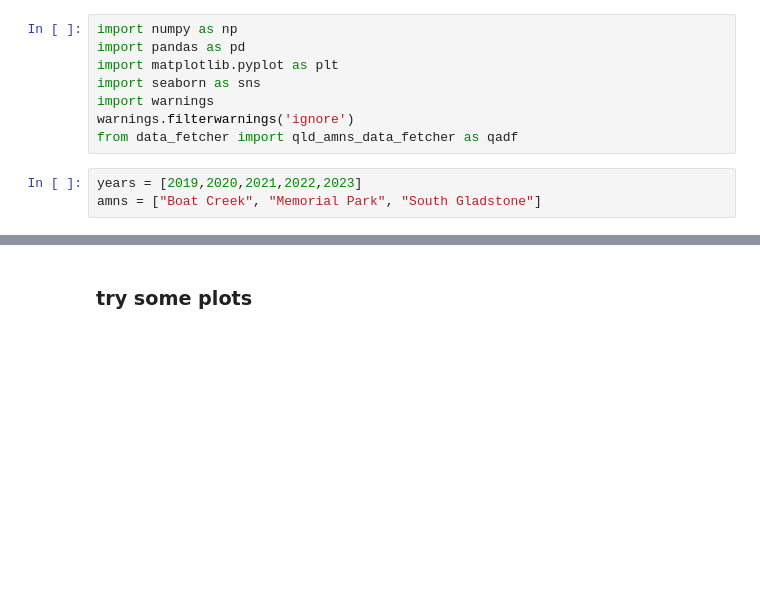
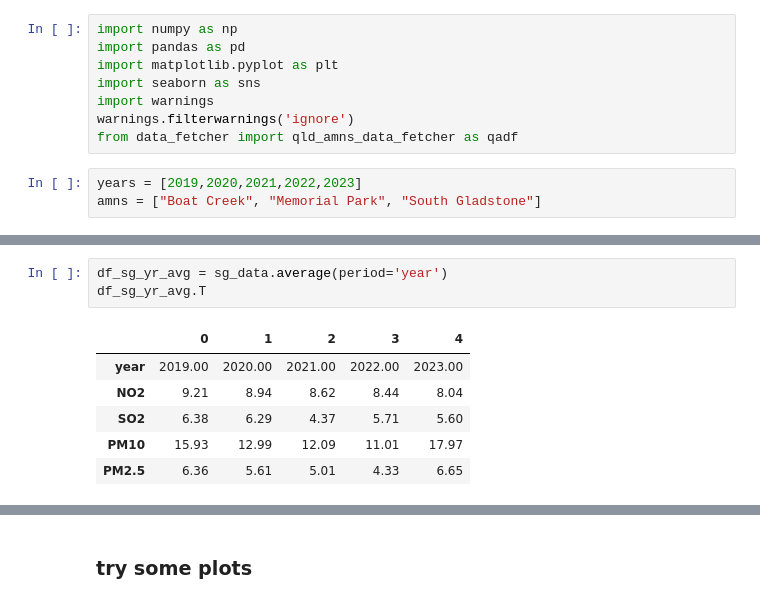
Before and after one commit to GinnCheng/DA_AQ_hub, a Jupyter notebook: main_script.ipynb, the cells around one changed output, grey strips where cells are left out. Drawn from its saved outputs; the diff is of its cells as text; blank space fills up the shorter version.

```diff
--- a/main_script.ipynb
+++ b/main_script.ipynb
@@ -52,0 +40,10 @@ df_bc_1hr_avg
+# %%
+df_sg_yr_avg = sg_data.average(period='year')
+df_sg_yr_avg.T
+# %% [output]
+|  | 0 | 1 | 2 | 3 | 4 |
+| year | 2019.00 | 2020.00 | 2021.00 | 2022.00 | 2023.00 |
+| NO2 | 9.21 | 8.94 | 8.62 | 8.44 | 8.04 |
+| SO2 | 6.38 | 6.29 | 4.37 | 5.71 | 5.60 |
+| PM10 | 15.93 | 12.99 | 12.09 | 11.01 | 17.97 |
+| PM2.5 | 6.36 | 5.61 | 5.01 | 4.33 | 6.65 |
```
Also changed, not shown: parts of 13 cells of this notebook.
